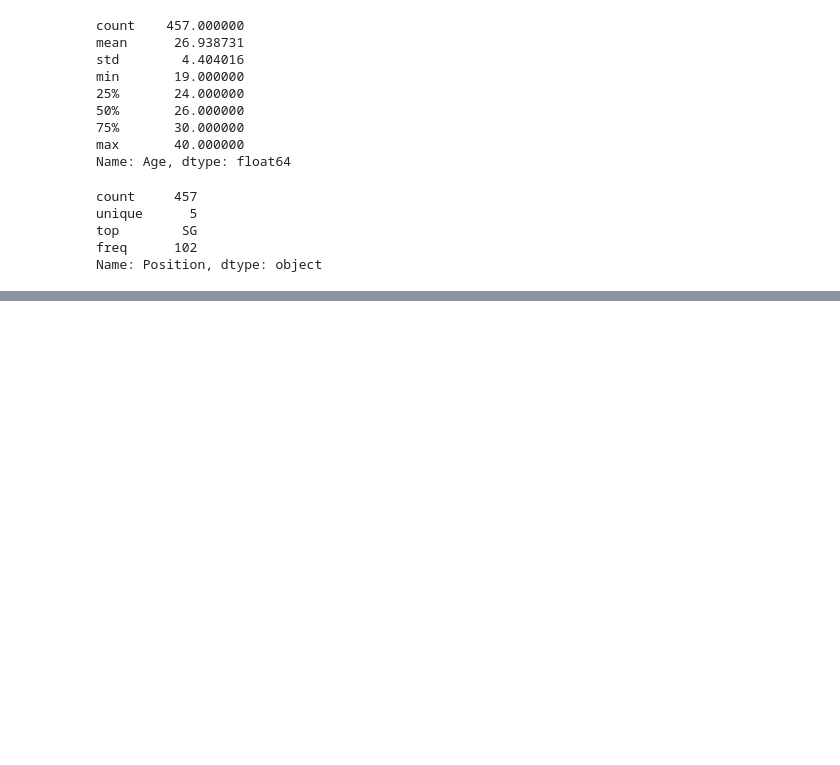
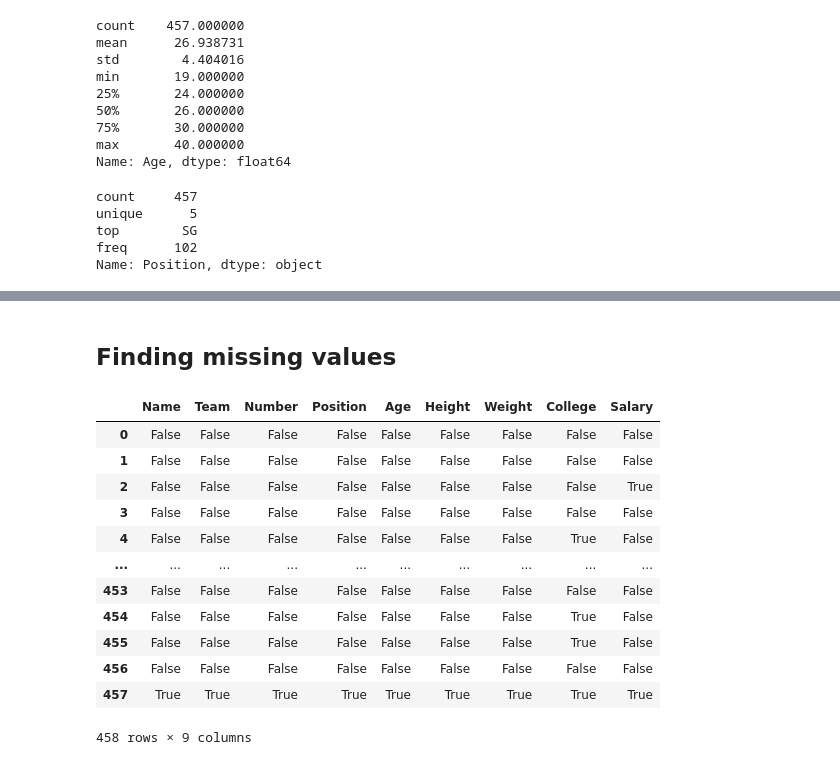
Before and after one commit to WasikAhmed/dataScience-and-ML, a Jupyter notebook: Pandas/02_viewing_data.ipynb, the cells around one changed output, grey strips where cells are left out. Saved outputs shown, nothing was run; the diff lists cells and outputs as text; code cells hidden in the pictures; blank space fills up the shorter version.

Commit message:
Enhance pandas data viewing methods
- Add conversion of DataFrame and Series to numpy arrays
- Add methods for finding missing values

```diff
--- a/Pandas/02_viewing_data.ipynb
+++ b/Pandas/02_viewing_data.ipynb
@@ -205,0 +274,18 @@ Name: Position, dtype: object
+# %% [markdown]
+## Finding missing values
+# %%
+df.isnull()
+# %% [output]
+|  | Name | Team | Number | Position | Age | Height | Weight | College | Salary |
+| 0 | False | False | False | False | False | False | False | False | False |
+| 1 | False | False | False | False | False | False | False | False | False |
+| 2 | False | False | False | False | False | False | False | False | True |
+| 3 | False | False | False | False | False | False | False | False | False |
+| 4 | False | False | False | False | False | False | False | True | False |
+| ... | ... | ... | ... | ... | ... | ... | ... | ... | ... |
+| 453 | False | False | False | False | False | False | False | False | False |
+| 454 | False | False | False | False | False | False | False | True | False |
+| 455 | False | False | False | False | False | False | False | True | False |
+| 456 | False | False | False | False | False | False | False | False | False |
+| 457 | True | True | True | True | True | True | True | True | True |
+458 rows × 9 columns
```
Also changed, not shown: parts of 9 cells of this notebook.
